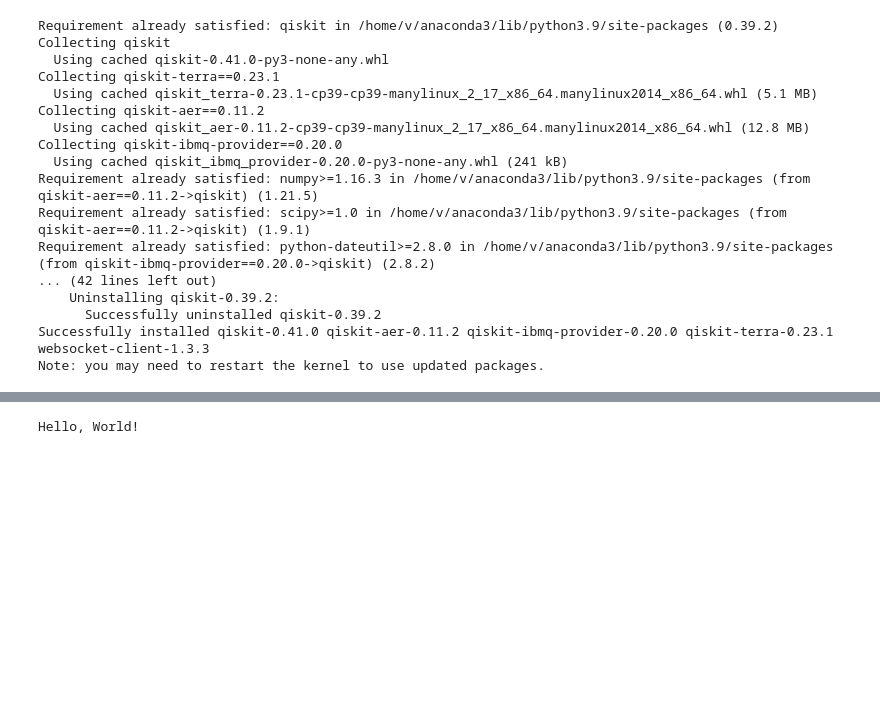
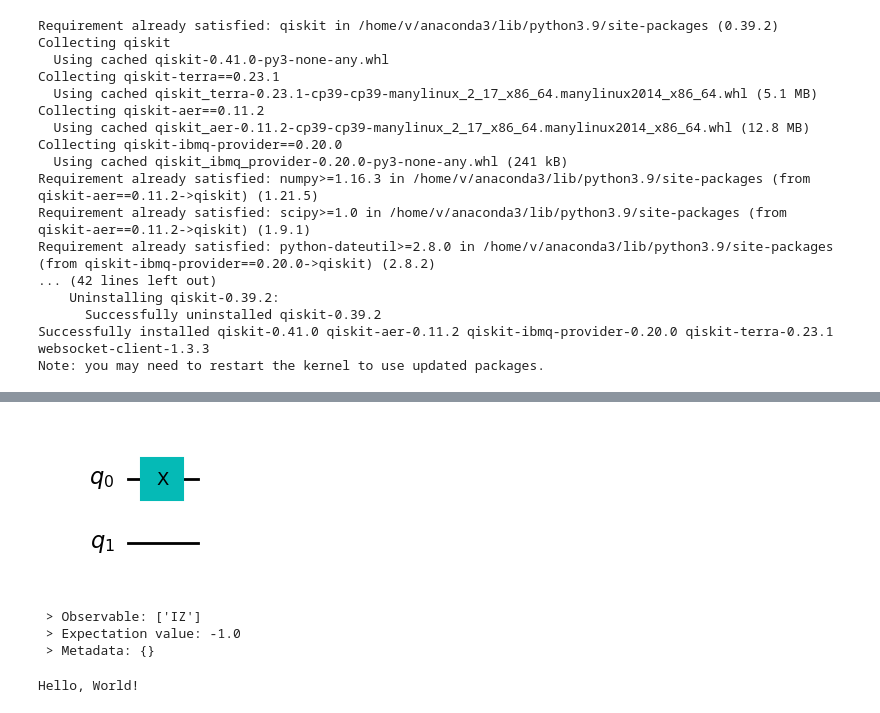
Before and after one commit to SchultzVV/Qiskit, a Jupyter notebook: runtime-qiskit.ipynb, the cells around one changed output, grey strips where cells are left out. Saved outputs shown, nothing was run; the diff lists cells and outputs as text; code cells hidden in the pictures; blank space fills up the shorter version.

```diff
--- a/runtime-qiskit.ipynb
+++ b/runtime-qiskit.ipynb
@@ -41,15 +51,42 @@ Note: you may need to restart the kernel to use updated packages.
 # %%
 from qiskit_ibm_runtime import QiskitRuntimeService
 # Save an IBM Quantum account.
 QiskitRuntimeService.save_account(channel='ibm_quantum',
                                   #channel='ibm_cloud',
                                   token='7cc830e0cb005ce6de9caf9c402a1992c5d38d25af4237c19e72a4c58ce204481eb7a0d08b9929e5b5d3028f3146c38d2da8f2eb8db8f6f8b02a97eeb8fbc6de',
                                   overwrite=True)
 service = QiskitRuntimeService(
     channel='ibm_quantum',
     instance='ibm-q/open/main'
     #instance='ibm-q-research-2/federal-uni-sant-1/main'
 )
+backend = service.get_backend("ibmq_qasm_simulator")
+
+from qiskit.circuit.random import random_circuit
+from qiskit.quantum_info import SparsePauliOp
+from qiskit.primitives import Estimator
+from qiskit import QuantumCircuit
+
+#circuit = random_circuit(2, 2, seed=1).decompose(reps=1)
+circuit = QuantumCircuit(2)
+circuit.x(0)
+circuit.draw(output='mpl')
+observable = SparsePauliOp("IZ") # ordem ...210
+
+#options = {"backend_name": "ibmq_qasm_simulator"}
+estimator = Estimator()#options=options)
+job = estimator.run(circuit, observable)
+result = job.result()
+
+display(circuit.draw("mpl"))
+print(f" > Observable: {observable.paulis}")
+print(f" > Expectation value: {result.values[0]}")
+print(f" > Metadata: {result.metadata[0]}")
+# %% [output]
+[figure, added]
+ > Observable: ['IZ']
+ > Expectation value: -1.0
+ > Metadata: {}
 # %%
 program_inputs = {'iterations': 1}
 options = {"backend_name": "ibmq_qasm_simulator"}
```
Also changed, not shown: parts of 7 cells of this notebook, 3 other files.
